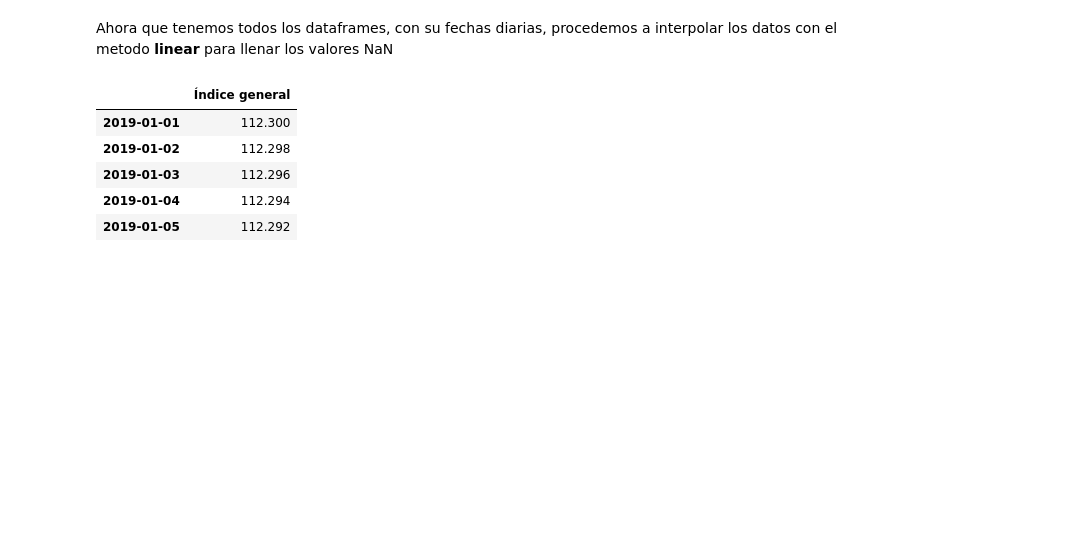
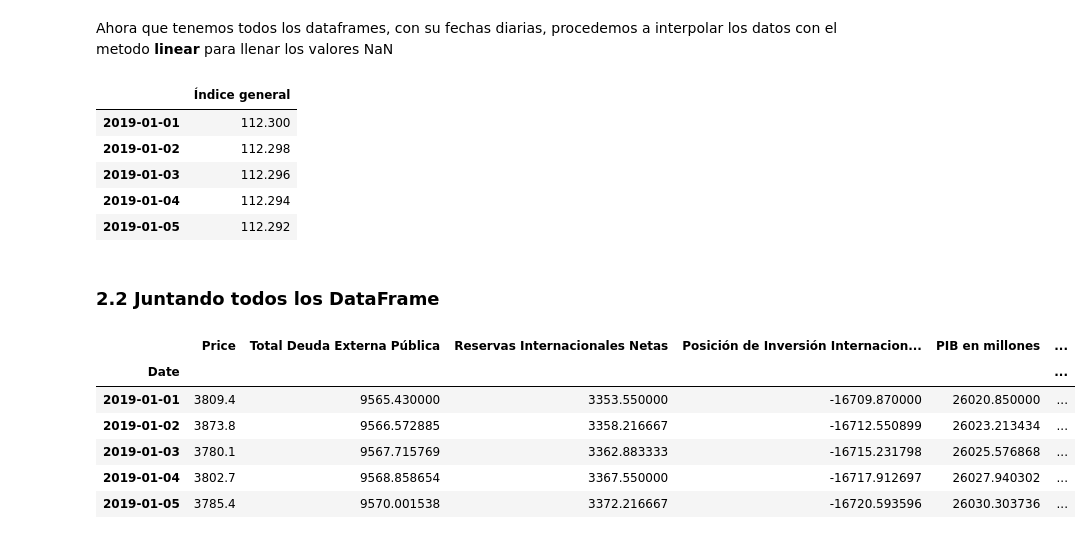
Before and after one commit to JosueRodriguezSams/CriptoSV---Samsung, a Jupyter notebook: Analisis_impacto_del_bitcoin.ipynb, the cells around one changed output. Drawn from its saved outputs; the diff is of its cells as text; code cells hidden in the pictures; blank space fills up the shorter version.

Commit message:
Juntados todos los dataframes en uno solo

```diff
--- a/Analisis_impacto_del_bitcoin.ipynb
+++ b/Analisis_impacto_del_bitcoin.ipynb
@@ -385,3 +385,16 @@ df_ipc.head()
 | 2019-01-03 | 112.296 |
 | 2019-01-04 | 112.294 |
 | 2019-01-05 | 112.292 |
+# %% [markdown]
+### 2.2 Juntando todos los DataFrame
+# %%
+df_variables = df_btc.join([df_dpe, df_rin, df_niip, df_pib, df_ipc])
+df_variables.head()
+# %% [output]
+|  | Price | Total Deuda Externa Pública | Reservas Internacionales Netas | Posición de Inversión Internacion... | PIB en millones | ... |
+| Date |  |  |  |  |  | ... |
+| 2019-01-01 | 3809.4 | 9565.430000 | 3353.550000 | -16709.870000 | 26020.850000 | ... |
+| 2019-01-02 | 3873.8 | 9566.572885 | 3358.216667 | -16712.550899 | 26023.213434 | ... |
+| 2019-01-03 | 3780.1 | 9567.715769 | 3362.883333 | -16715.231798 | 26025.576868 | ... |
+| 2019-01-04 | 3802.7 | 9568.858654 | 3367.550000 | -16717.912697 | 26027.940302 | ... |
+| 2019-01-05 | 3785.4 | 9570.001538 | 3372.216667 | -16720.593596 | 26030.303736 | ... |
```
